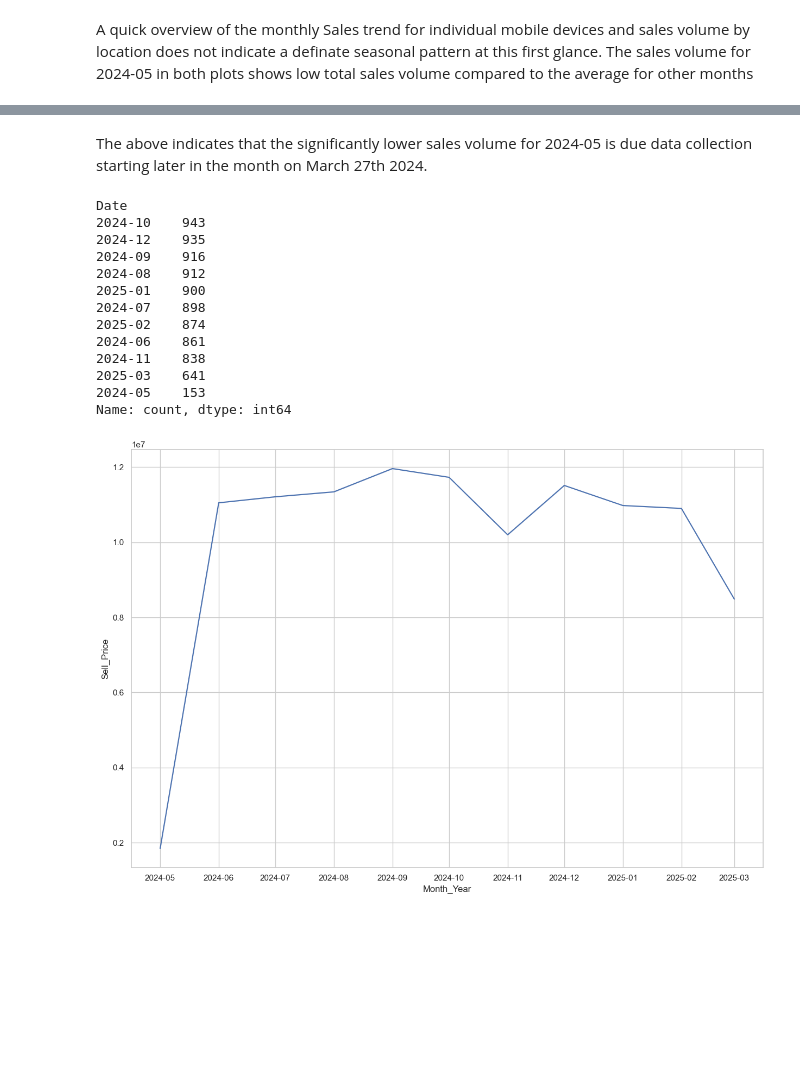
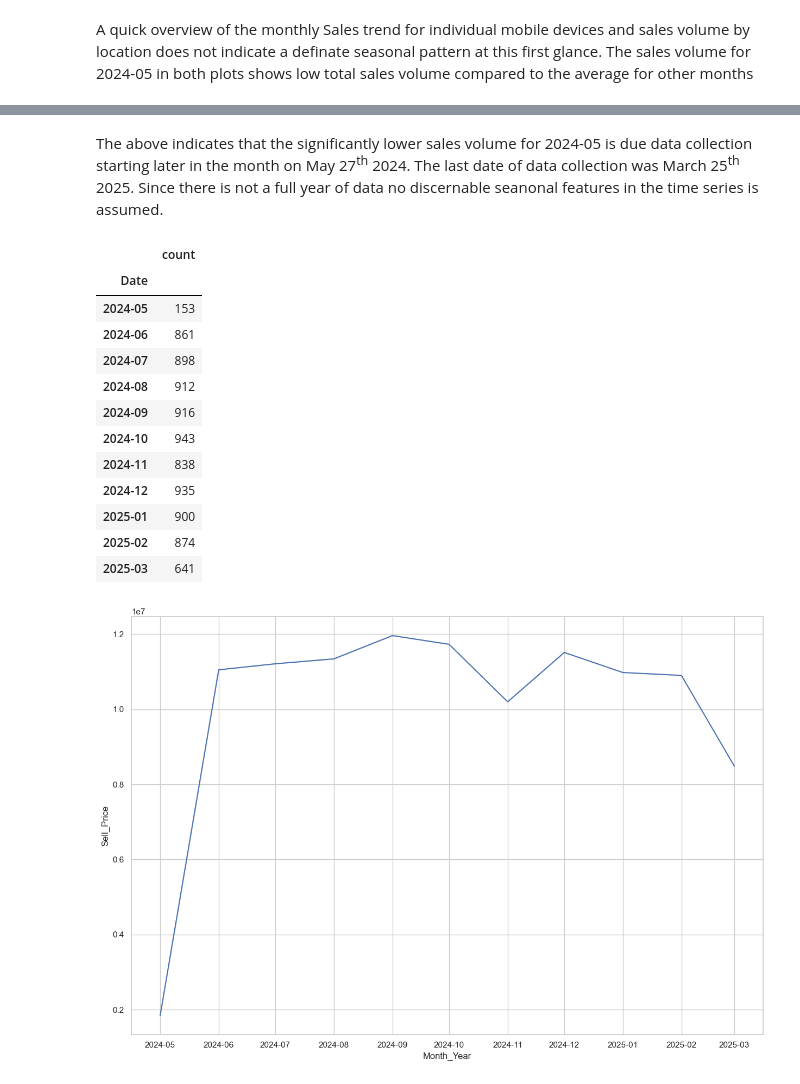
Before and after one commit to adebayopeter/SDS-CP026-retail-pulse, a Jupyter notebook: submissions/team/karl-munroe/data-analysis.ipynb, the cells around one changed output, grey strips where cells are left out. Saved outputs shown, nothing was run; the diff lists cells and outputs as text; code cells hidden in the pictures; blank space fills up the shorter version.

```diff
--- a/submissions/team/karl-munroe/data-analysis.ipynb
+++ b/submissions/team/karl-munroe/data-analysis.ipynb
@@ -303,23 +305,24 @@ Smallest Date: 2024-05-27 00:00:00
 # %% [markdown]
-The above indicates that the significantly lower sales volume for 2024-05 is due data collection starting later in the month on March 27th 2024.
+The above indicates that the significantly lower sales volume for 2024-05 is due data collection starting later in the month on May 27<sup>th</sup> 2024. The last date of data collection was March 25<sup>th</sup> 2025. Since there is not a full year of data no discernable seanonal features in the time series is assumed.
 # %%
 sale_days = pd.Series(dataset.Date.dt.to_period('M'))
 sale_days = sale_days.apply(lambda x: str(x))
-sale_days.value_counts()
+day_counts = sale_days.value_counts().to_frame()
+day_counts.sort_index()
 # %% [output]
-Date
-2024-10    943
-2024-12    935
-2024-09    916
-2024-08    912
-2025-01    900
-2024-07    898
-2025-02    874
-2024-06    861
-2024-11    838
-2025-03    641
-2024-05    153
-Name: count, dtype: int64
+|  | count |
+| Date |  |
+| 2024-05 | 153 |
+| 2024-06 | 861 |
+| 2024-07 | 898 |
+| 2024-08 | 912 |
+| 2024-09 | 916 |
+| 2024-10 | 943 |
+| 2024-11 | 838 |
+| 2024-12 | 935 |
+| 2025-01 | 900 |
+| 2025-02 | 874 |
+| 2025-03 | 641 |
 # %%
 plt.figure(figsize=(15,10))
 sns.lineplot(data=sales_by_month, x='Month_Year', y='Sell_Price', errorbar=('ci',False))
```
Also changed, not shown: parts of 1 cell of this notebook.
